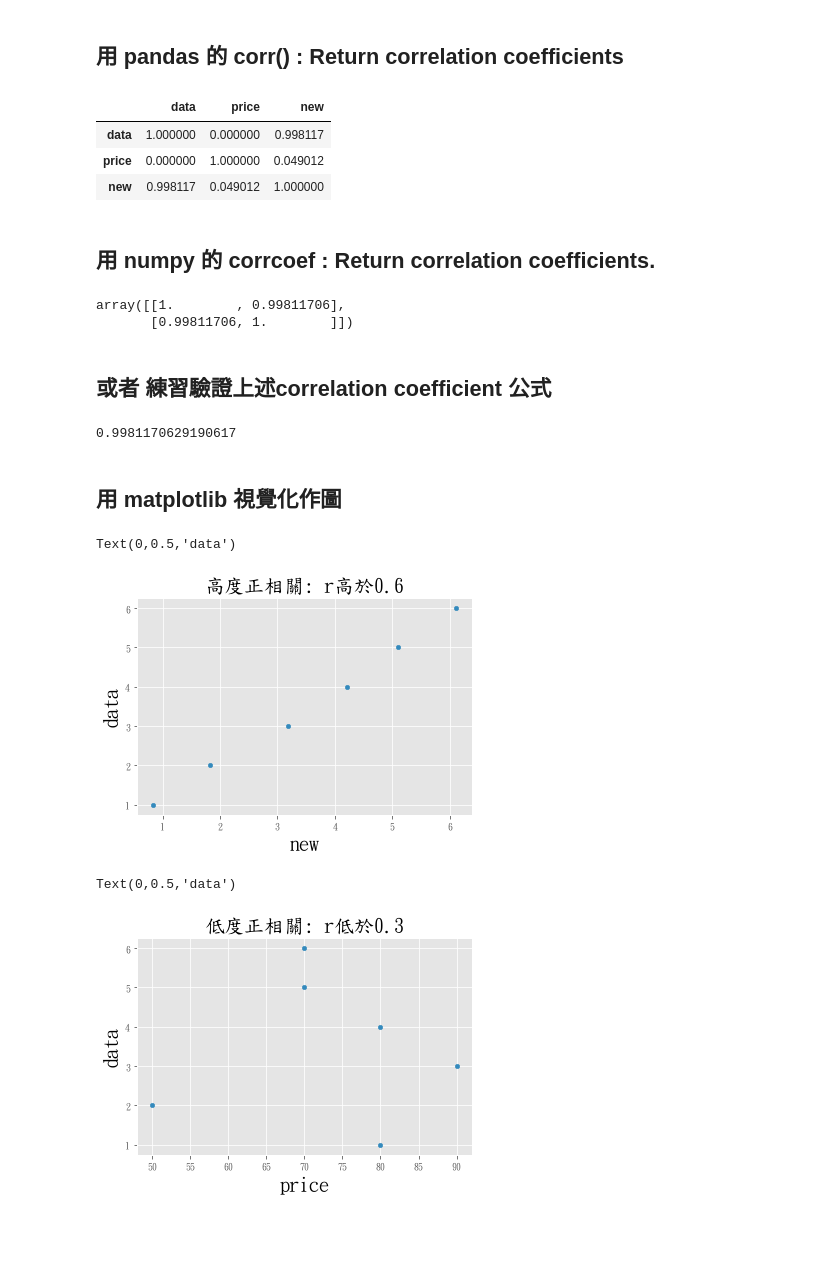
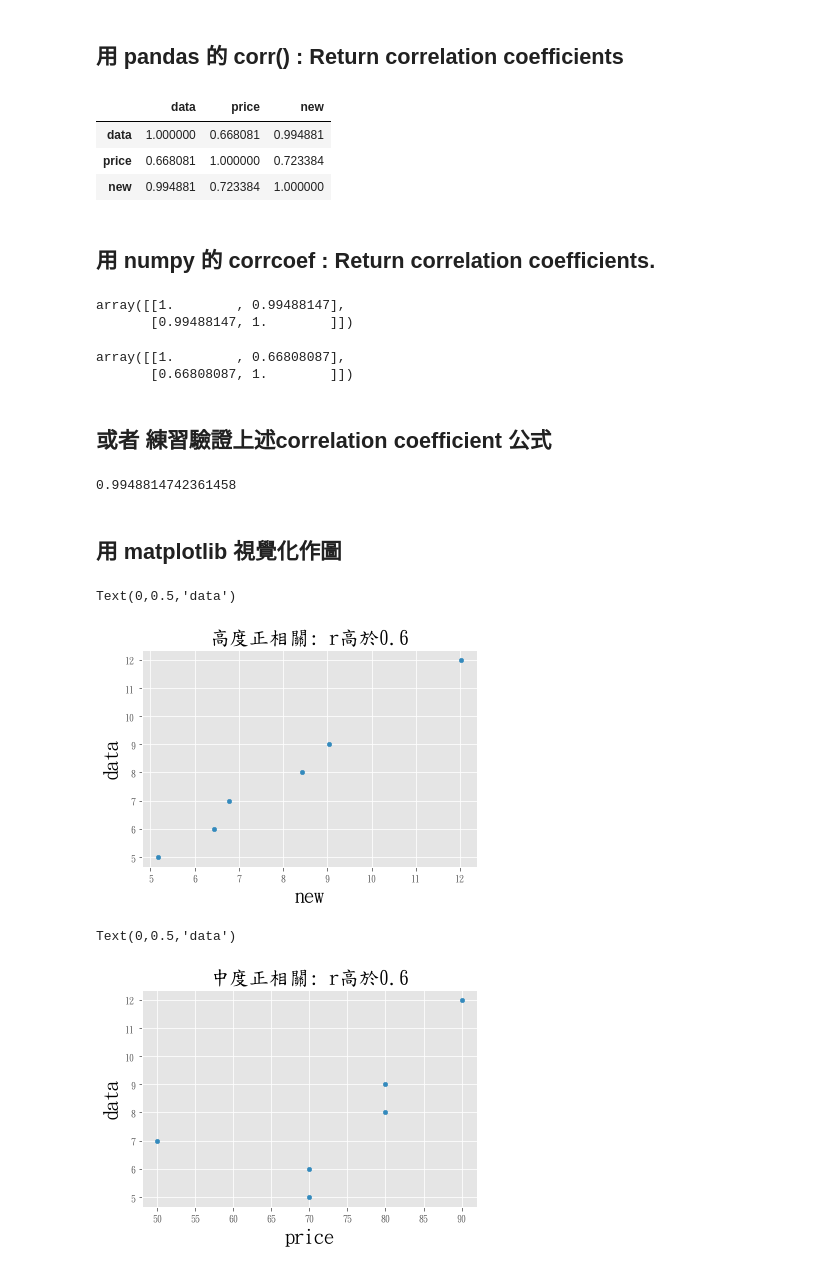
Before and after one commit to alabtsai/FGU-Class, a Jupyter notebook: Lecture_0606_DataFrame_practice.ipynb, the cells around one changed output. Cells and saved outputs as stored; diff of their text form; code cells hidden in the pictures; blank space fills up the shorter version.

Commit message:
DataFrame Correlation practice

```diff
--- a/Lecture_0606_DataFrame_practice.ipynb
+++ b/Lecture_0606_DataFrame_practice.ipynb
@@ -1,10 +1,10 @@
 # %%
 import pandas as pd
 # %%
-dfmm=pd.DataFrame( [ {'key':'A', 'data':1, 'price':80} ,
-                     {'key':'B', 'data':2, 'price':50} ,
-                     {'key':'C', 'data':3, 'price':90} ,
-                     {'key':'A', 'data':4, 'price':80} ,
+dfmm=pd.DataFrame( [ {'key':'A', 'data':8, 'price':80} ,
+                     {'key':'B', 'data':7, 'price':50} ,
+                     {'key':'C', 'data':12, 'price':90} ,
+                     {'key':'A', 'data':9, 'price':80} ,
                      {'key':'B', 'data':5, 'price':70},
                      {'key':'C', 'data':6, 'price':70},
                    ]
@@ -22,6 +22,6 @@ print(dfmm)
 ## 用 numpy 產生 高斯分布random variable
 # %%
 import numpy as np
-radnum=np.random.normal(loc=0, scale=0.2, size=6)
+radnum=np.random.normal(loc=0, scale=0.4, size=6)
 print(radnum)
 # %% [output]
@@ -115,16 +121,21 @@ dtype: float64
 dfmm.corr()
 # %% [output]
 |  | data | price | new |
-| data | 1.000000 | 0.000000 | 0.998117 |
-| price | 0.000000 | 1.000000 | 0.049012 |
-| new | 0.998117 | 0.049012 | 1.000000 |
+| data | 1.000000 | 0.668081 | 0.994881 |
+| price | 0.668081 | 1.000000 | 0.723384 |
+| new | 0.994881 | 0.723384 | 1.000000 |
 # %% [markdown]
 ## 用 numpy 的 corrcoef : Return correlation coefficients.
 # %%
 np.corrcoef(dfmm['new'], dfmm['data'])
 # %% [output]
-array([[1.        , 0.99811706],
-       [0.99811706, 1.        ]])
+array([[1.        , 0.99488147],
+       [0.99488147, 1.        ]])
+# %%
+np.corrcoef(dfmm['price'], dfmm['data'])
+# %% [output]
+array([[1.        , 0.66808087],
+       [0.66808087, 1.        ]])
 # %% [markdown]
 ## 或者 練習驗證上述correlation coefficient 公式
 # %%
@@ -140,7 +151,7 @@ r= sumnum   /(  math.sqrt(sumden1*sumden2) )
 #print(den2)
 print(r)
 # %% [output]
-0.9981170629190617
+0.9948814742361458
 # %% [markdown]
 ## 用 matplotlib 視覺化作圖
 # %%
@@ -155,15 +166,15 @@ plt.xlabel('new',size=20,color='black')
 plt.ylabel('data',color='black',size=20)
 # %% [output]
 Text(0,0.5,'data')
-[figure, old version]
+[figure, new version]
 # %%
 dfmm.plot(kind='scatter',x='price'  ,y='data' , figsize=(6,4))
-plt.title('低度正相關: r低於0.3',color='black',size=20)
+plt.title('中度正相關: r高於0.6',color='black',size=20)
 plt.xlabel('price',size=20,color='black')
 plt.ylabel('data',color='black',size=20)
 # %% [output]
 Text(0,0.5,'data')
-[figure, old version]
+[figure, new version]
 # %%
 dfmm
 # %% [output]
```
Also changed, not shown: parts of 12 cells of this notebook.
